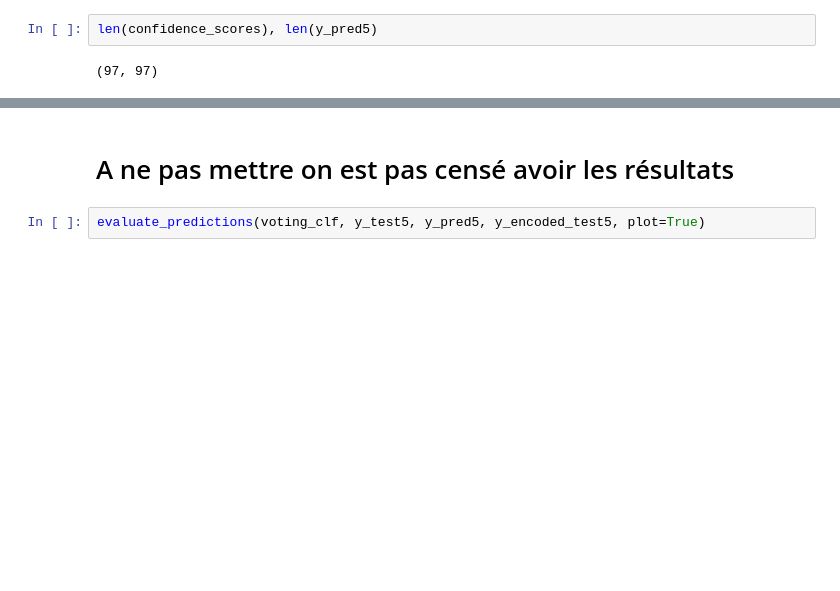
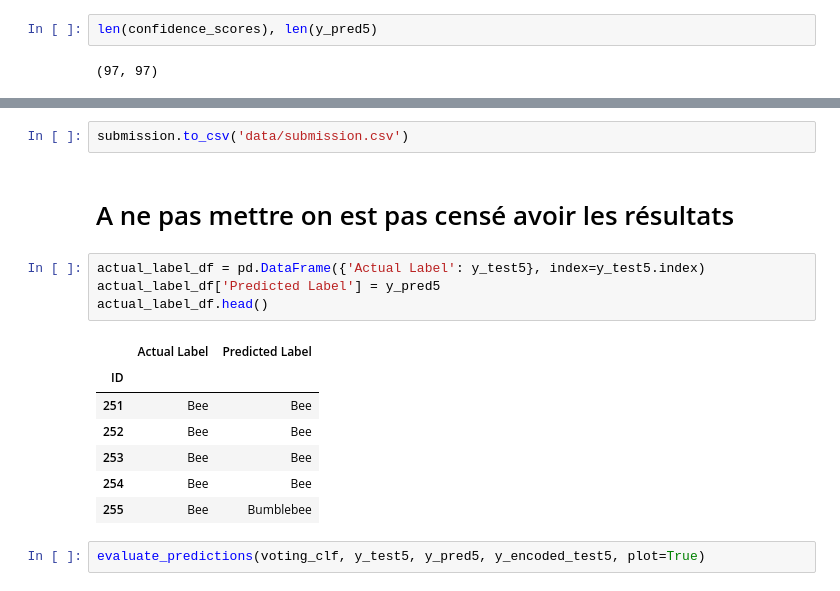
Before and after one commit to alexisvafiadis/Bug-Images-Data-Analysis-And-Type-Classification, a Jupyter notebook: 6_test_prediction.ipynb, the cells around one changed output, grey strips where cells are left out. Cells and saved outputs as stored; diff of their text form; blank space fills up the shorter version.

```diff
--- a/6_test_prediction.ipynb
+++ b/6_test_prediction.ipynb
@@ -1647,5 +1702,19 @@ plt.show()
+# %%
+submission.to_csv('data/submission.csv')
 # %% [markdown]
 # A ne pas mettre on est pas censé avoir les résultats
+# %%
+actual_label_df = pd.DataFrame({'Actual Label': y_test5}, index=y_test5.index)
+actual_label_df['Predicted Label'] = y_pred5
+actual_label_df.head()
+# %% [output]
+|  | Actual Label | Predicted Label |
+| ID |  |  |
+| 251 | Bee | Bee |
+| 252 | Bee | Bee |
+| 253 | Bee | Bee |
+| 254 | Bee | Bee |
+| 255 | Bee | Bumblebee |
 # %%
 evaluate_predictions(voting_clf, y_test5, y_pred5, y_encoded_test5, plot=True)
 # %% [output]
```
Also changed, not shown: parts of 4 cells of this notebook, 1 other file.
